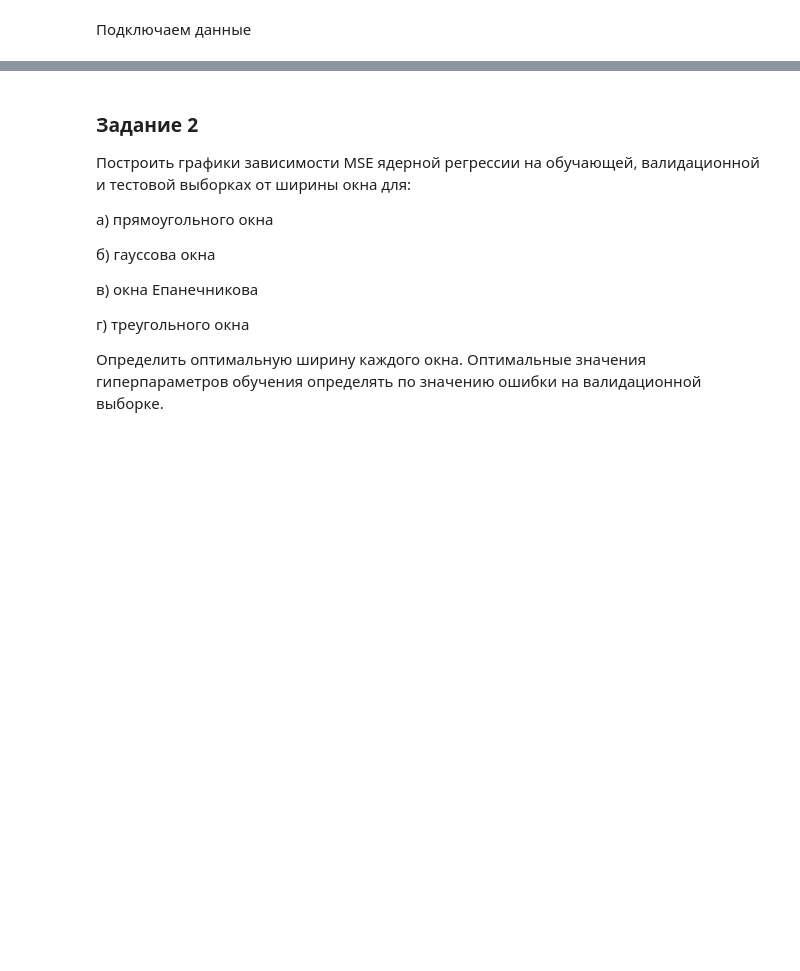
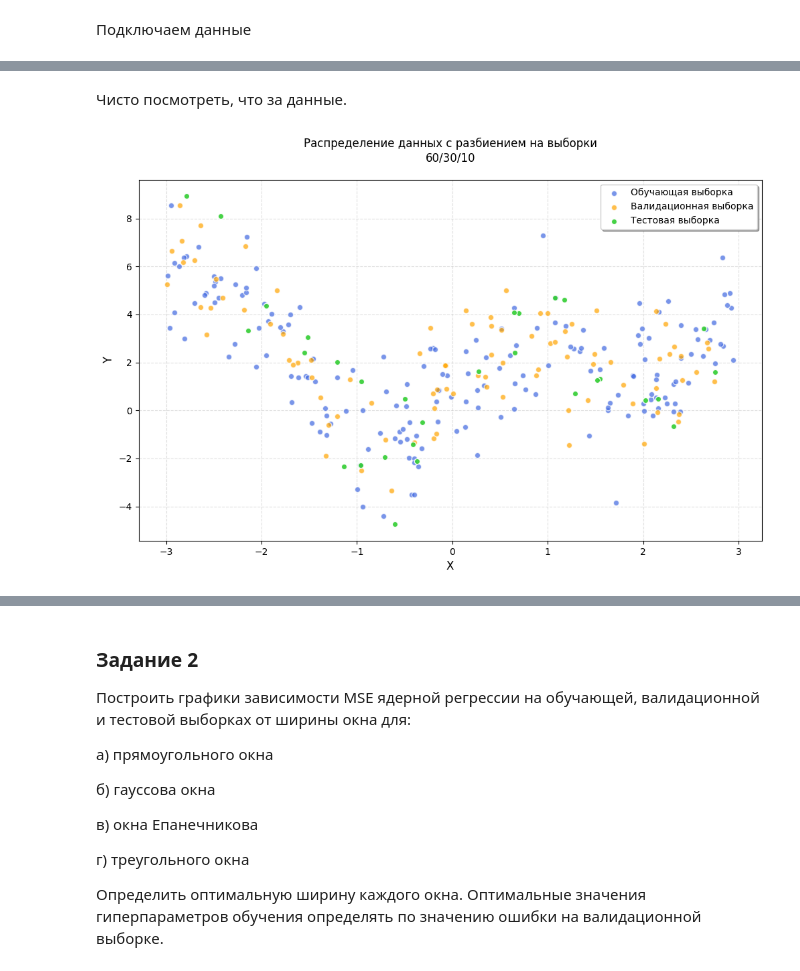
Before and after one commit to nekit2-002/ml-labs, a Jupyter notebook: laba3/laba3.ipynb, the cells around one changed output, grey strips where cells are left out. Drawn from its saved outputs; the diff is of its cells as text; code cells hidden in the pictures; blank space fills up the shorter version.

```diff
--- a/laba3/laba3.ipynb
+++ b/laba3/laba3.ipynb
@@ -29,0 +47,29 @@ data
+# %% [markdown]
+Чисто посмотреть, что за данные.
+# %%
+plt.figure(figsize=(12, 7))
+
+# Обучающая выборка
+plt.scatter(train_data.iloc[:, 0], train_data.iloc[:, 1],
+            c='royalblue', alpha=0.7, edgecolor='w',
+            label='Обучающая выборка', zorder=2)
+
+# Валидационная выборка
+plt.scatter(val_data.iloc[:, 0], val_data.iloc[:, 1],
+            c='orange', alpha=0.7, edgecolor='w',
+            label='Валидационная выборка', zorder=2)
+
+# Тестовая выборка
+plt.scatter(test_data.iloc[:, 0], test_data.iloc[:, 1],
+            c='limegreen', alpha=0.9, edgecolor='w',
+            label='Тестовая выборка', zorder=3)
+
+plt.title('Распределение данных с разбиением на выборки\n60/30/10', pad=20)
+plt.xlabel('X', fontsize=12)
+plt.ylabel('Y', fontsize=12)
+plt.grid(linestyle='--', alpha=0.4)
+plt.legend(loc='best', frameon=True, shadow=True)
+
+plt.show()
+# %% [output]
+[figure, added]
```
Also changed, not shown: parts of 14 cells of this notebook.
